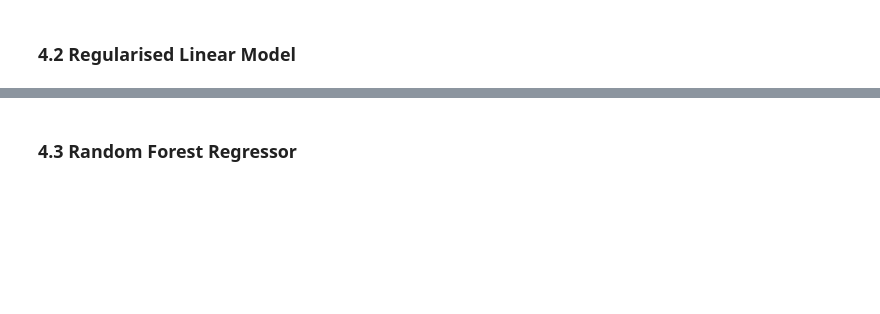
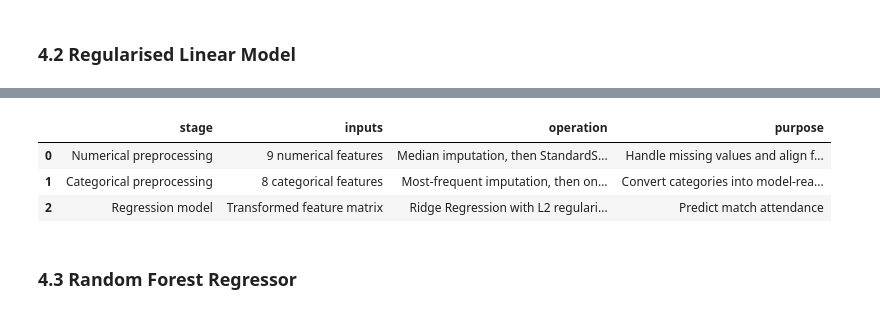
Before and after one commit to Aulymos/afl-matchday-demand-forecasting, a Jupyter notebook: notebooks/05_candidate_model_training_and_tuning.ipynb, the cells around one changed output, grey strips where cells are left out. Drawn from its saved outputs; the diff is of its cells as text; code cells hidden in the pictures; blank space fills up the shorter version.

```diff
--- a/notebooks/05_candidate_model_training_and_tuning.ipynb
+++ b/notebooks/05_candidate_model_training_and_tuning.ipynb
@@ -116,2 +582,47 @@ load_summary
+# %%
+# Configure the regularised linear candidate.
+ridge_pipeline = Pipeline(
+    steps=[
+        (
+            "preprocessor",
+            linear_preprocessor,
+        ),
+        (
+            "model",
+            Ridge(),
+        ),
+    ]
+)
+
+# Summarise the Ridge pipeline in a reader-friendly format.
+ridge_pipeline_summary = pd.DataFrame(
+    [
+        {
+            "stage": "Numerical preprocessing",
+            "inputs": f"{len(NUMERICAL_FEATURES)} numerical features",
+            "operation": "Median imputation, then StandardScaler",
+            "purpose": "Handle missing values and align feature scales",
+        },
+        {
+            "stage": "Categorical preprocessing",
+            "inputs": f"{len(CATEGORICAL_FEATURES)} categorical features",
+            "operation": "Most-frequent imputation, then one-hot encoding",
+            "purpose": "Convert categories into model-ready columns",
+        },
+        {
+            "stage": "Regression model",
+            "inputs": "Transformed feature matrix",
+            "operation": "Ridge Regression with L2 regularisation",
+            "purpose": "Predict match attendance",
+        },
+    ]
+)
+
+ridge_pipeline_summary
+# %% [output]
+|  | stage | inputs | operation | purpose |
+| 0 | Numerical preprocessing | 9 numerical features | Median imputation, then StandardS... | Handle missing values and align f... |
+| 1 | Categorical preprocessing | 8 categorical features | Most-frequent imputation, then on... | Convert categories into model-rea... |
+| 2 | Regression model | Transformed feature matrix | Ridge Regression with L2 regulari... | Predict match attendance |
 # %% [markdown]
 ### 4.3 Random Forest Regressor
```
Also changed, not shown: parts of 30 cells of this notebook, 2 other files.
